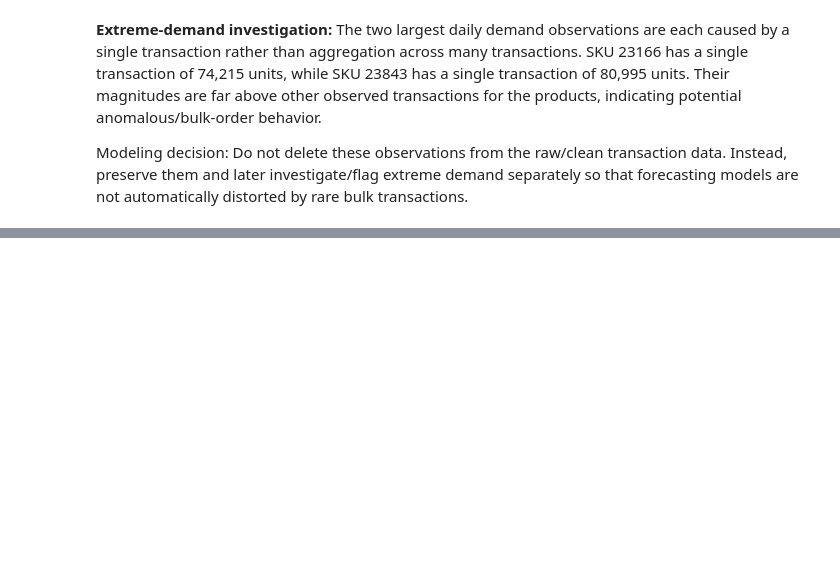
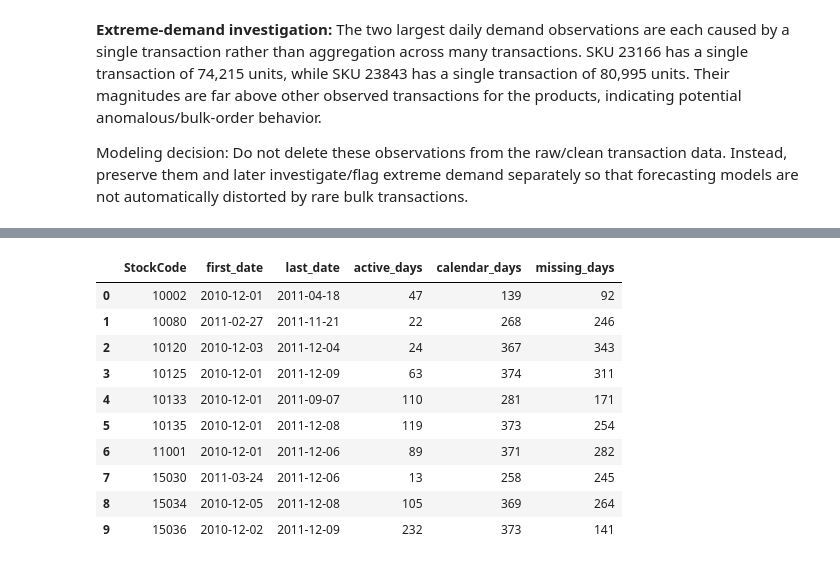
Before and after one commit to rajdeep-senapati/stocksense, a Jupyter notebook: notebooks/01_business_data_understanding.ipynb, the cells around one changed output, grey strips where cells are left out. Drawn from its saved outputs; the diff is of its cells as text; code cells hidden in the pictures; blank space fills up the shorter version.

```diff
--- a/notebooks/01_business_data_understanding.ipynb
+++ b/notebooks/01_business_data_understanding.ipynb
@@ -1010,0 +1026,8 @@ Modeling decision: Do not delete these observations from the raw/clean transacti
+# %%
+sku_activity = (
+    daily_demand.groupby("StockCode")["Date"]
+    .agg(first_date="min", last_date="max", active_days="count")
+    .reset_index()
+)
+
+sku_activity.head(10)
@@ -1010,0 +1046,22 @@ Modeling decision: Do not delete these observations from the raw/clean transacti
+# %%
+sku_activity["calendar_days"] = (
+    sku_activity["last_date"] - sku_activity["first_date"]
+).dt.days + 1
+
+sku_activity["missing_days"] = (
+    sku_activity["calendar_days"] - sku_activity["active_days"]
+)
+
+sku_activity.head(10)
+# %% [output]
+|  | StockCode | first_date | last_date | active_days | calendar_days | missing_days |
+| 0 | 10002 | 2010-12-01 | 2011-04-18 | 47 | 139 | 92 |
+| 1 | 10080 | 2011-02-27 | 2011-11-21 | 22 | 268 | 246 |
+| 2 | 10120 | 2010-12-03 | 2011-12-04 | 24 | 367 | 343 |
+| 3 | 10125 | 2010-12-01 | 2011-12-09 | 63 | 374 | 311 |
+| 4 | 10133 | 2010-12-01 | 2011-09-07 | 110 | 281 | 171 |
+| 5 | 10135 | 2010-12-01 | 2011-12-08 | 119 | 373 | 254 |
+| 6 | 11001 | 2010-12-01 | 2011-12-06 | 89 | 371 | 282 |
+| 7 | 15030 | 2011-03-24 | 2011-12-06 | 13 | 258 | 245 |
+| 8 | 15034 | 2010-12-05 | 2011-12-08 | 105 | 369 | 264 |
+| 9 | 15036 | 2010-12-02 | 2011-12-09 | 232 | 373 | 141 |
```
Also changed, not shown: parts of 18 cells of this notebook.
